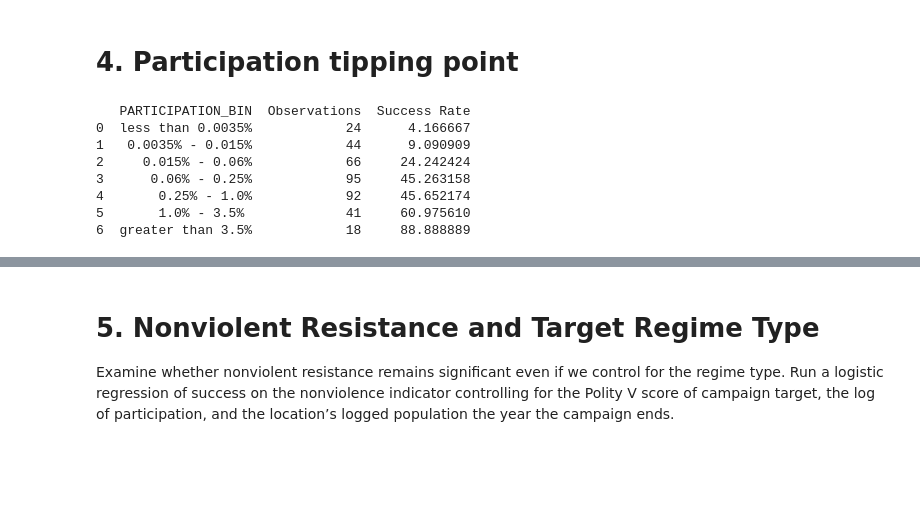
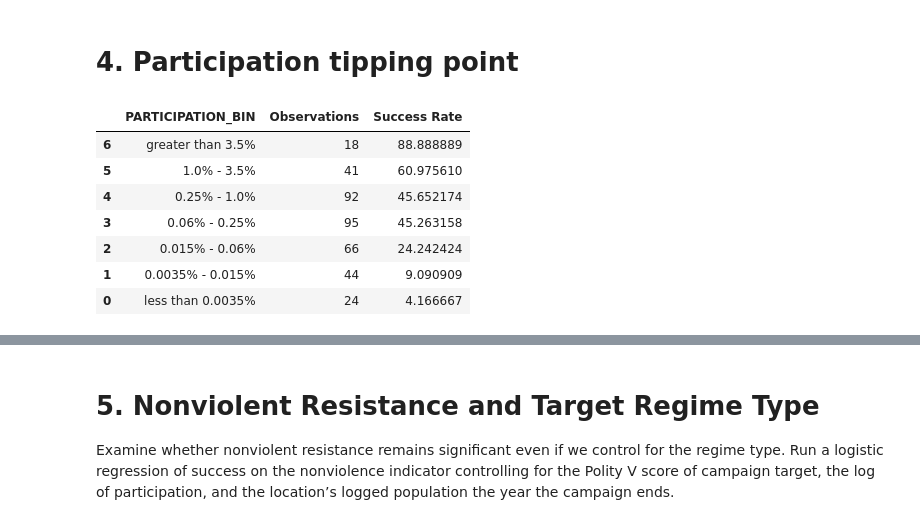
Before and after one commit to nickkatsios/civil-resistance-analysis, a Jupyter notebook: civil_resistance_analysis/analysis.ipynb, the cells around one changed output, grey strips where cells are left out. Drawn from its saved outputs; the diff is of its cells as text; code cells hidden in the pictures; blank space fills up the shorter version.

```diff
--- a/civil_resistance_analysis/analysis.ipynb
+++ b/civil_resistance_analysis/analysis.ipynb
@@ -272,26 +335,26 @@ plt.show()
 # %%
 # # Define bins based on participation percentages
 bins = [0, 0.000035, 0.00015, 0.0006, 0.0025, 0.01 , 0.035, float('inf')]
 bin_labels = [ 'less than 0.0035%', '0.0035% - 0.015%', '0.015% - 0.06%', '0.06% - 0.25%', '0.25% - 1.0%', '1.0% - 3.5% ', 'greater than 3.5%']
 
 # Assign each observation to a bin based on 'Peak Popular Participation (%)'
 campaigns['PARTICIPATION_BIN'] = pd.cut(campaigns['PERCENTAGEPOPULARPARTICIPATION'], bins=bins, labels=bin_labels, right=False)
 
 # Group data by participation bins and calculate success rate
 campaigns_grouped_on_bins = campaigns.groupby('PARTICIPATION_BIN')['SUCCESS'].agg(['count', 'mean']).reset_index()
 campaigns_grouped_on_bins.rename(columns={'count': 'Observations', 'mean': 'Success Rate'}, inplace=True)
 
 # transform the success rate to percentage
 campaigns_grouped_on_bins['Success Rate'] = campaigns_grouped_on_bins['Success Rate'] * 100
 
-# Display the table
-print(campaigns_grouped_on_bins)
+# reverse the order of the bins
+campaigns_grouped_on_bins[::-1]
 # %% [output]
-   PARTICIPATION_BIN  Observations  Success Rate
-0  less than 0.0035%            24      4.166667
-1   0.0035% - 0.015%            44      9.090909
-2     0.015% - 0.06%            66     24.242424
-3      0.06% - 0.25%            95     45.263158
-4       0.25% - 1.0%            92     45.652174
-5       1.0% - 3.5%             41     60.975610
-6  greater than 3.5%            18     88.888889
+|  | PARTICIPATION_BIN | Observations | Success Rate |
+| 6 | greater than 3.5% | 18 | 88.888889 |
+| 5 | 1.0% - 3.5% | 41 | 60.975610 |
+| 4 | 0.25% - 1.0% | 92 | 45.652174 |
+| 3 | 0.06% - 0.25% | 95 | 45.263158 |
+| 2 | 0.015% - 0.06% | 66 | 24.242424 |
+| 1 | 0.0035% - 0.015% | 44 | 9.090909 |
+| 0 | less than 0.0035% | 24 | 4.166667 |
```
Also changed, not shown: parts of 9 cells of this notebook.
